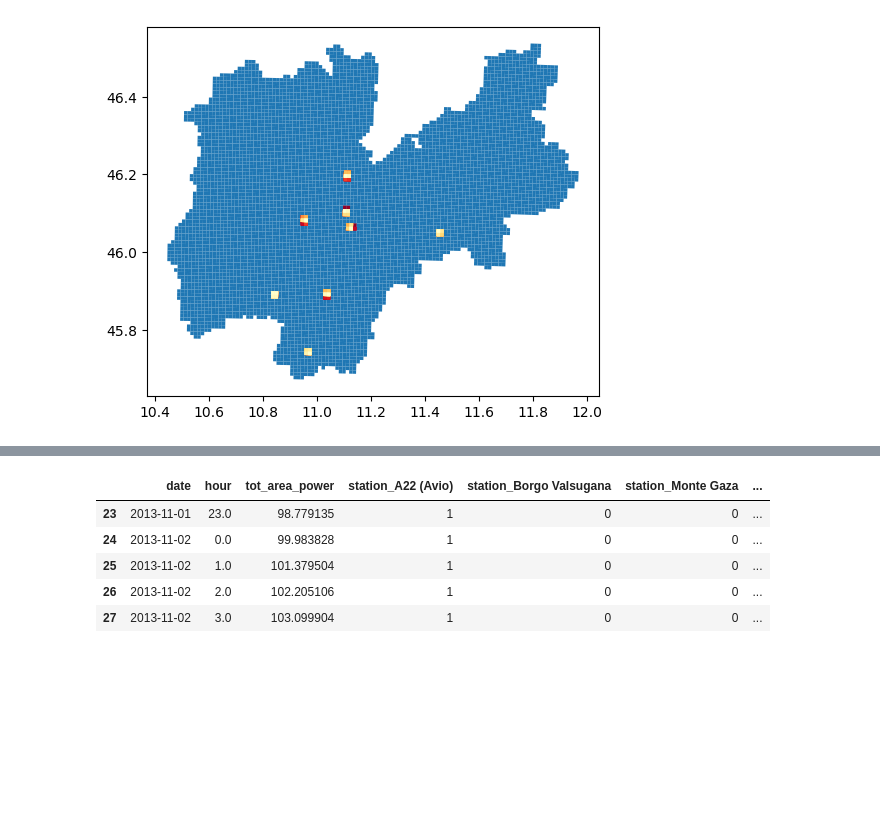
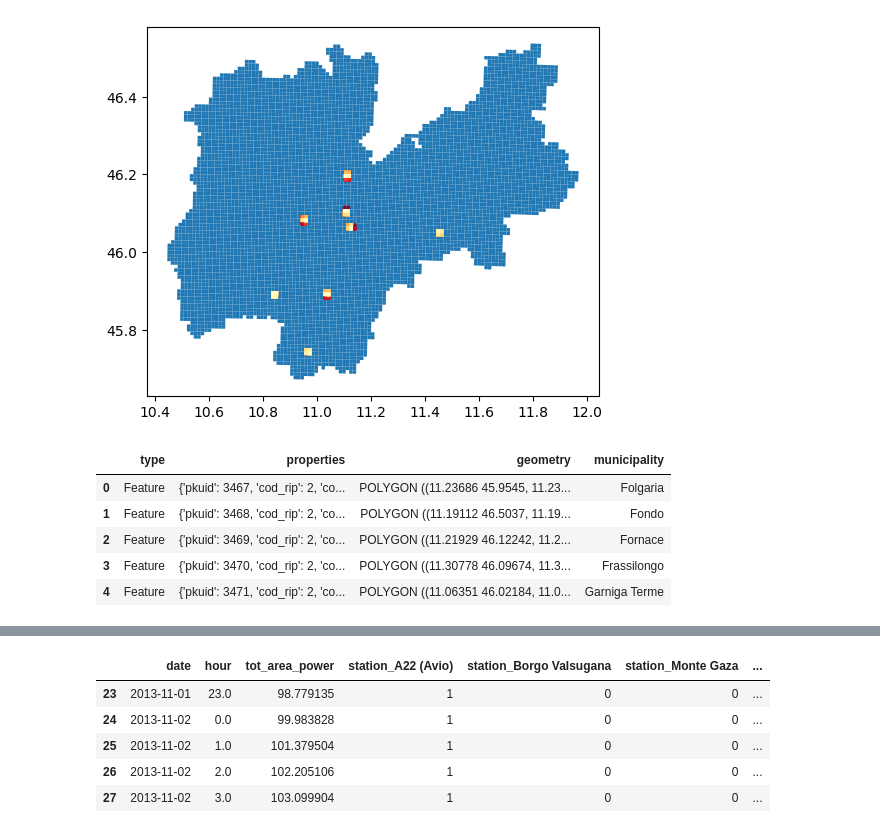
Before and after one commit to CarloDegasperi/DataScience, a Jupyter notebook: carlo/elettricità.ipynb, the cells around one changed output, grey strips where cells are left out. Drawn from its saved outputs; the diff is of its cells as text; code cells hidden in the pictures; blank space fills up the shorter version.

```diff
--- a/carlo/elettricità.ipynb
+++ b/carlo/elettricità.ipynb
@@ -19,7 +11,7 @@ from pathlib  import Path
 data_path_raw = Path('../data/raw')
 
 files = {'grid':'trentino-grid.geojson',
-         'adm_reg':'administrative_regions_Trentino.json',
+         'adm_reg':'ondata_confini_amministrativi_api_v2_it_20120101_unita-territoriali-sovracomunali_22_comuni.geo.json',
         'weather':'meteotrentino-weather-station-data.json',
         'precip':'precipitation-trentino.csv',
         'precip-avail':'precipitation-trentino-data-availability.csv',
@@ -224,7 +220,21 @@ for h in range(23, -1, -1):
 # %%
 # confrontiamo con la mappa del comune per vedere effettivamente quanto stiamo prendendo
 
+# importiamo innanzitutto il dataframe con i confini amministrativi
+import json
+from shapely.geometry import shape
+with open(data_path_raw / files['adm_reg']) as f:
+    admin_json = json.load(f)
 
-
-for h in range(23, -1, -1):
-    dfs[h][dfs[h]['station'] == 'Riva del Garda'].plot(ax = ax,color=cmap(h / 24))
+admin_df = gpd.GeoDataFrame(admin_json['features'])
+admin_df['geometry'] = admin_df['geometry'].apply(shape)
+admin_df['municipality'] = admin_df['properties'].apply(lambda x: x['comune'])
+admin_df = gpd.GeoDataFrame(admin_df,geometry='geometry')
+admin_df.head()
+# %% [output]
+|  | type | properties | geometry | municipality |
+| 0 | Feature | {'pkuid': 3467, 'cod_rip': 2, 'co... | POLYGON ((11.23686 45.9545, 11.23... | Folgaria |
+| 1 | Feature | {'pkuid': 3468, 'cod_rip': 2, 'co... | POLYGON ((11.19112 46.5037, 11.19... | Fondo |
+| 2 | Feature | {'pkuid': 3469, 'cod_rip': 2, 'co... | POLYGON ((11.21929 46.12242, 11.2... | Fornace |
+| 3 | Feature | {'pkuid': 3470, 'cod_rip': 2, 'co... | POLYGON ((11.30778 46.09674, 11.3... | Frassilongo |
+| 4 | Feature | {'pkuid': 3471, 'cod_rip': 2, 'co... | POLYGON ((11.06351 46.02184, 11.0... | Garniga Terme |
```
Also changed, not shown: parts of 7 cells of this notebook, 4 other files.
